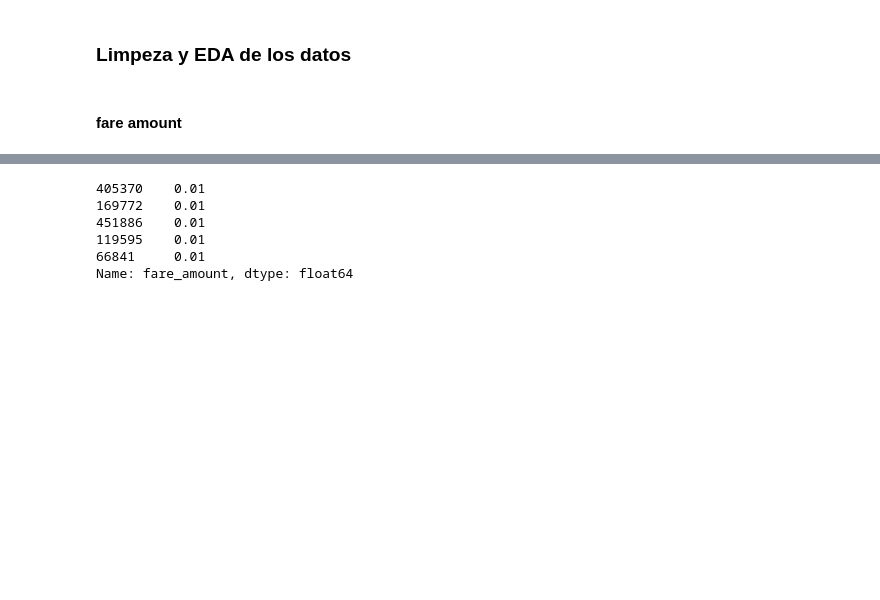
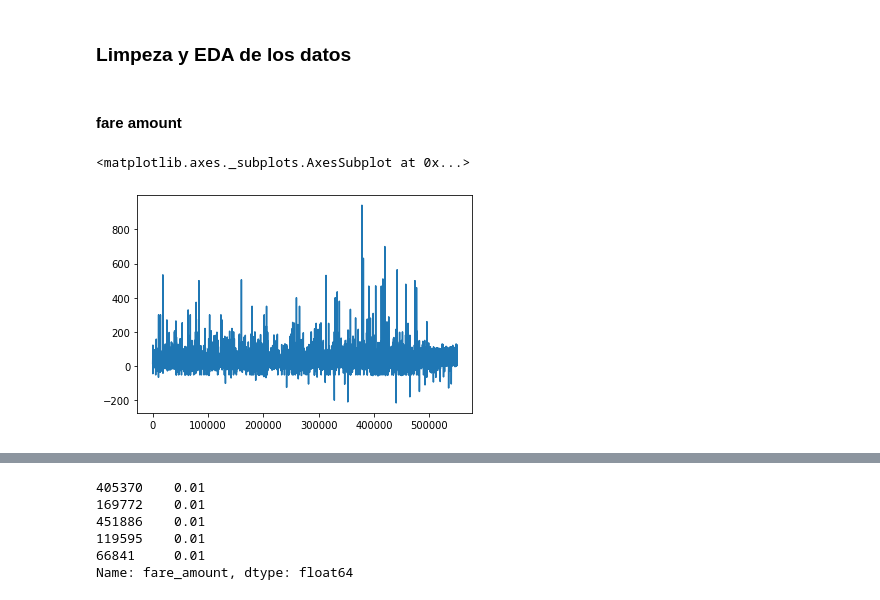
Before and after one commit to DavidPachis/dataScience, a Jupyter notebook: proyecto/notebooks/2Entrega_TaxisNYC_CDA.ipynb, the cells around one changed output, grey strips where cells are left out. Drawn from its saved outputs; the diff is of its cells as text; code cells hidden in the pictures; blank space fills up the shorter version.

```diff
--- a/proyecto/notebooks/2Entrega_TaxisNYC_CDA.ipynb
+++ b/proyecto/notebooks/2Entrega_TaxisNYC_CDA.ipynb
@@ -116,6 +116,11 @@ dtype: object
 ### Limpeza y EDA de los datos
 # %% [markdown]
 #### **fare amount**
+# %%
+ df['fare_amount'].plot()
+# %% [output]
+<matplotlib.axes._subplots.AxesSubplot at 0x...>
+[figure, added]
 # %%
 df = df.drop(df.index[df['fare_amount'] < 0.001])
 # %%
```
Also changed, not shown: parts of 11 cells of this notebook.
